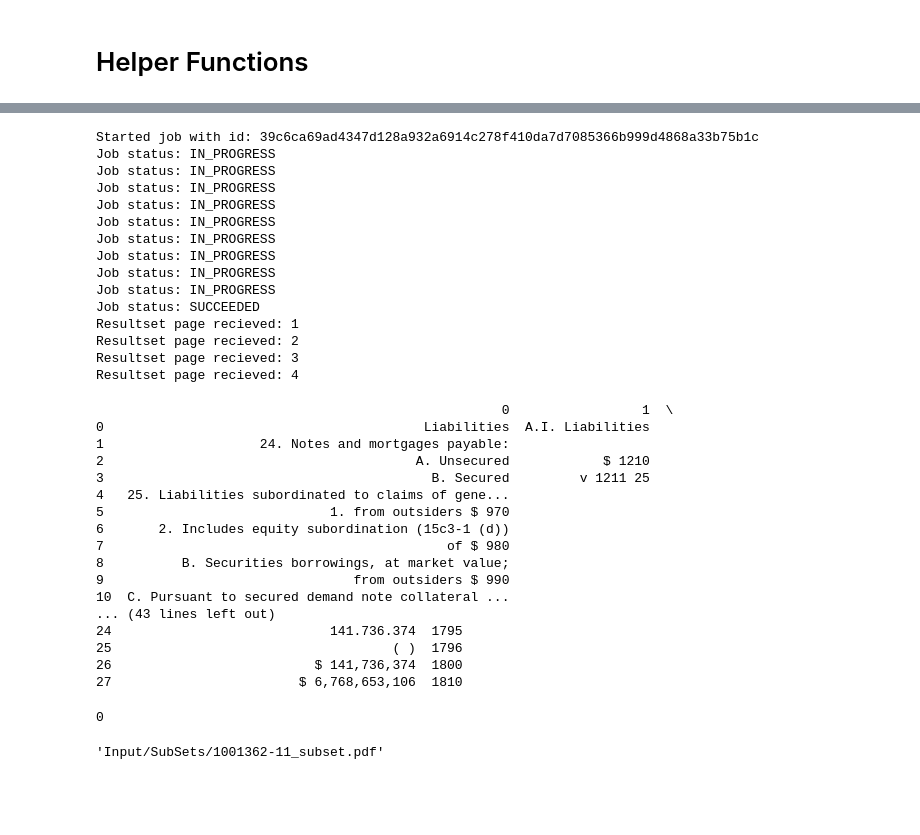
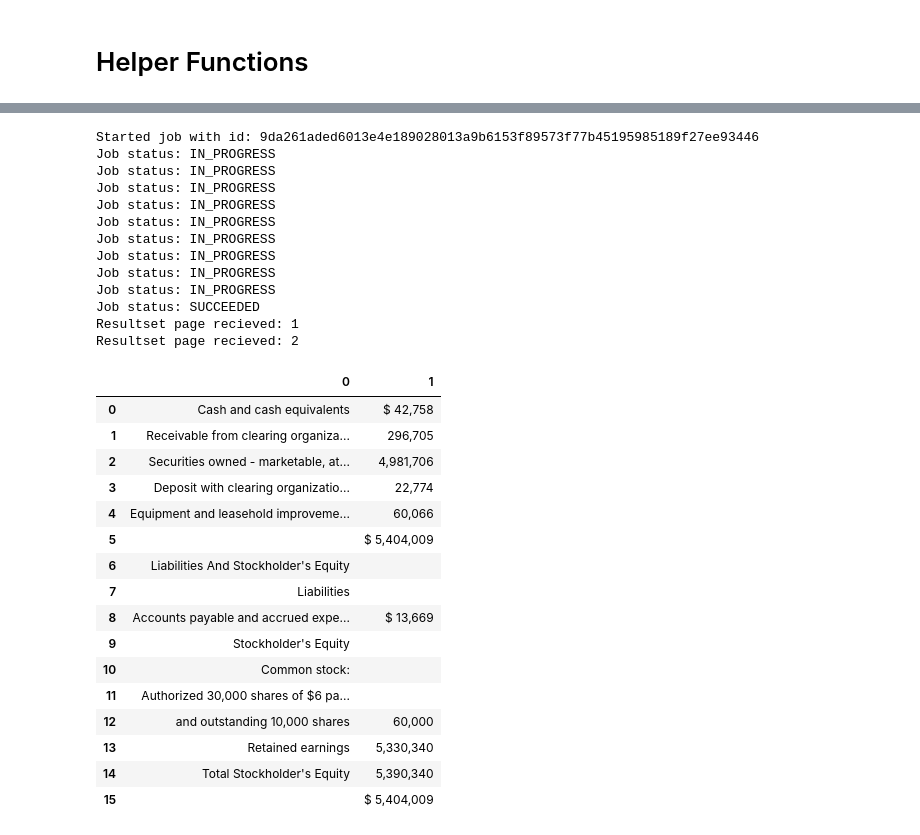
Before and after one commit to fernando-duarte/X17A5, a Jupyter notebook: SEC_Textract.ipynb, the cells around one changed output, grey strips where cells are left out. Saved outputs shown, nothing was run; the diff lists cells and outputs as text; code cells hidden in the pictures; blank space fills up the shorter version.

```diff
--- a/SEC_Textract.ipynb
+++ b/SEC_Textract.ipynb
@@ -339,19 +468,34 @@ def isfloat(value) -> bool:
 # %%
-# temporary data frame object for balance sheet information
-res = runJob("ran-s3-systemic-risk", 'Input/SubSets/7470-04_subset.pdf')
+restype = runJob("ran-s3-systemic-risk", 'Input/SubSets/877538-04_subset.pdf')
+testCase(restype)
 # %% [output]
-Started job with id: 39c6ca69ad4347d128a932a6914c278f410da7d7085366b999d4868a33b75b1c
+Started job with id: 9da261aded6013e4e189028013a9b6153f89573f77b45195985189f27ee93446
 Job status: IN_PROGRESS
 Job status: IN_PROGRESS
 Job status: IN_PROGRESS
 Job status: IN_PROGRESS
 Job status: IN_PROGRESS
 Job status: IN_PROGRESS
 Job status: IN_PROGRESS
 Job status: IN_PROGRESS
 Job status: IN_PROGRESS
 Job status: SUCCEEDED
 Resultset page recieved: 1
 Resultset page recieved: 2
-Resultset page recieved: 3
-Resultset page recieved: 4
+|  | 0 | 1 |
+| 0 | Cash and cash equivalents | $ 42,758 |
+| 1 | Receivable from clearing organiza... | 296,705 |
+| 2 | Securities owned - marketable, at... | 4,981,706 |
+| 3 | Deposit with clearing organizatio... | 22,774 |
+| 4 | Equipment and leasehold improveme... | 60,066 |
+| 5 |  | $ 5,404,009 |
+| 6 | Liabilities And Stockholder's Equity |  |
+| 7 | Liabilities |  |
+| 8 | Accounts payable and accrued expe... | $ 13,669 |
+| 9 | Stockholder's Equity |  |
+| 10 | Common stock: |  |
+| 11 | Authorized 30,000 shares of $6 pa... |  |
+| 12 | and outstanding 10,000 shares | 60,000 |
+| 13 | Retained earnings | 5,330,340 |
+| 14 | Total Stockholder's Equity | 5,390,340 |
+| 15 |  | $ 5,404,009 |
@@ -390,28 +501,0 @@ def testCase(res):
-# %%
-testCase(res)
-# %% [output]
-                                                    0                 1  \
-0                                         Liabilities  A.I. Liabilities
-1                    24. Notes and mortgages payable:
-2                                        A. Unsecured            $ 1210
-3                                          B. Secured         v 1211 25
-4   25. Liabilities subordinated to claims of gene...
-5                             1. from outsiders $ 970
-6       2. Includes equity subordination (15c3-1 (d))
-7                                            of $ 980
-8          B. Securities borrowings, at market value;
-9                                from outsiders $ 990
-10  C. Pursuant to secured demand note collateral ...
-... (43 lines left out)
-24                            141.736.374  1795
-25                                    ( )  1796
-26                          $ 141,736,374  1800
-27                        $ 6,768,653,106  1810
-0
-# %%
-'Input/SubSets/7470-04_subset.pdf'
-'Input/SubSets/1002201-02_subset.pdf'
-'Input/SubSets/1001362-11_subset.pdf'
-'Input/SubSets/1000148-02_subset.pdf'
-# %% [output]
-'Input/SubSets/1001362-11_subset.pdf'
```
Also changed, not shown: parts of 8 cells of this notebook.
